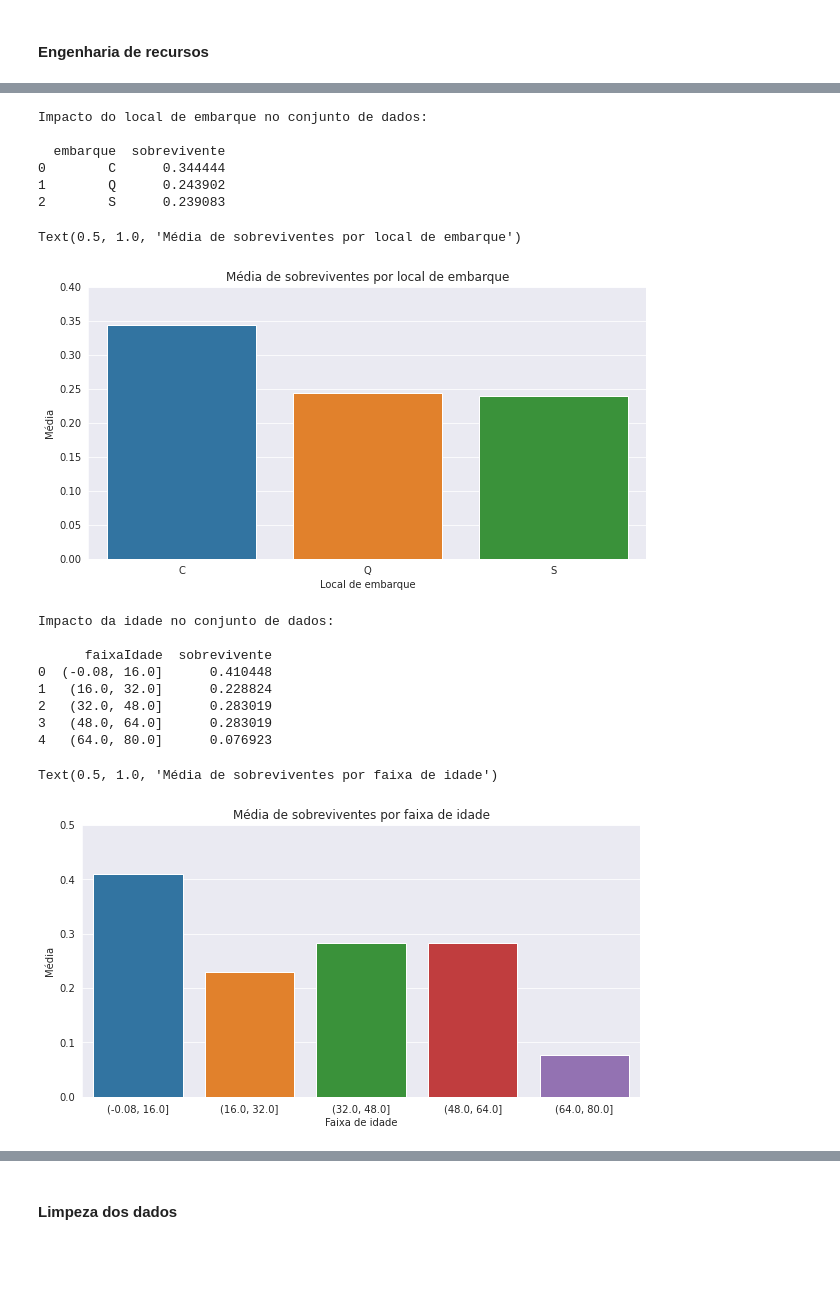
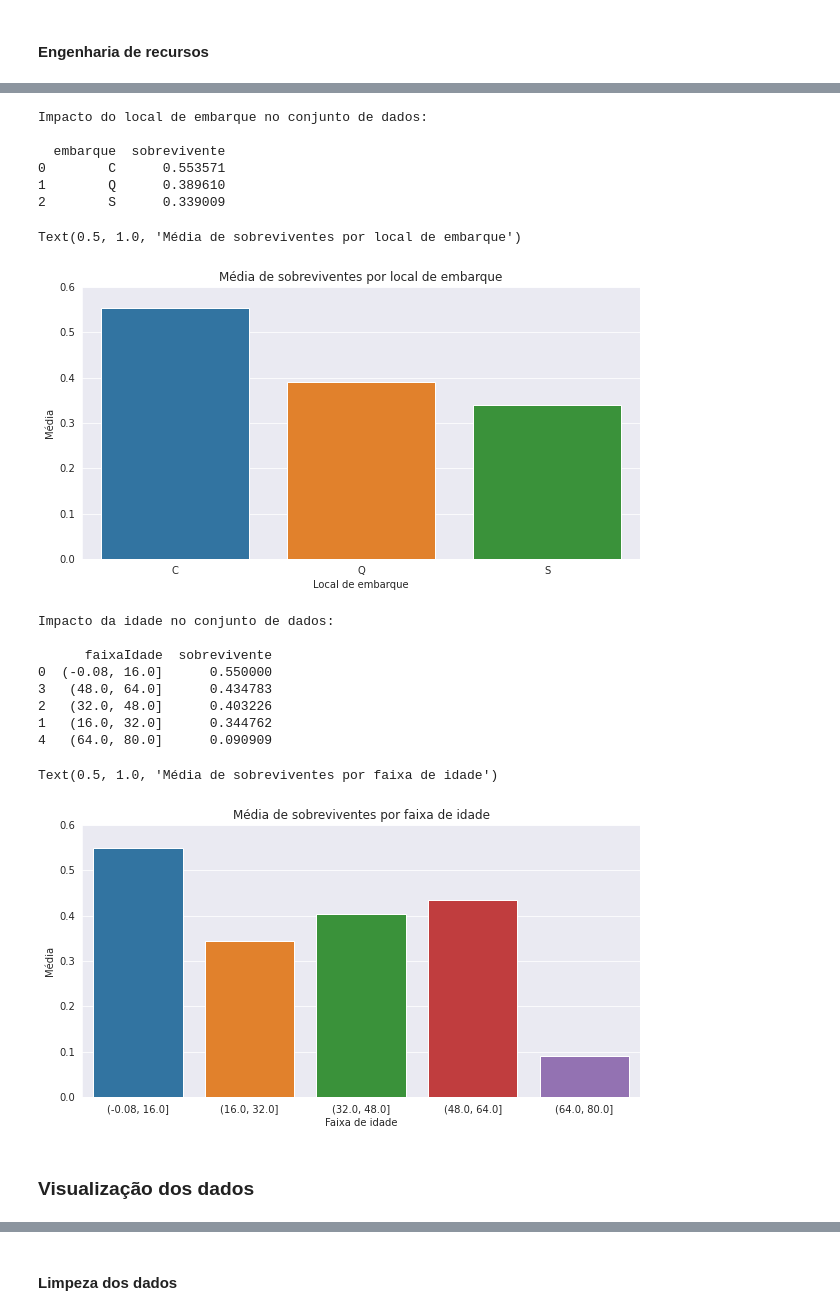
Before and after one commit to LilianeAquino/desafio-kaggle-titanic, a Jupyter notebook: desafio-kaggle-titanic.ipynb, the cells around one changed output, grey strips where cells are left out. Cells and saved outputs as stored; diff of their text form; code cells hidden in the pictures; blank space fills up the shorter version.

Commit message:
visualização dos dados

```diff
--- a/desafio-kaggle-titanic.ipynb
+++ b/desafio-kaggle-titanic.ipynb
@@ -201,7 +203,9 @@ for c in cols:
 cols = ['sobrevivente', 'embarque']
 
 for c in cols:
-    df[c] = df[c].fillna(df[c].mode()[0])
+    train[c] = train[c].fillna(train[c].mode()[0])
+
+test['embarque'] = test['embarque'].fillna(test['embarque'].mode()[0])
 # %% [markdown]
 #### Valores duplicados
 # %%
@@ -212,8 +218,11 @@ Valores duplicados: 0.0
 #### Conversão de valores
 # %%
 cols = ['idade', 'sobrevivente']
+
 for c in cols:
-    df[c] = df[c].astype(int)
+    train[c] = train[c].astype(int)
+
+test['idade'] = test['idade'].astype(int)
 # %% [markdown]
 #### Engenharia de recursos
 # %%
@@ -262,6 +272,10 @@ Text(0.5, 1.0, 'Média de sobreviventes por sexo')
 # %%
-df['tamanhoFamilia'] = df['paisEfilhos'] + df['irmaosEconjunges'] + 1
-tamanhoFamilia = df[['tamanhoFamilia', 'sobrevivente']].groupby(['tamanhoFamilia'], as_index=False).mean()
+train['tamanhoFamilia'] = train['paisEfilhos'] + train['irmaosEconjunges'] + 1
+test['tamanhoFamilia'] = test['paisEfilhos'] + test['irmaosEconjunges'] + 1
+
+tamanhoFamilia = train[['tamanhoFamilia', 'sobrevivente']].groupby(['tamanhoFamilia'],
+                                                                as_index=False).mean().sort_values(by='sobrevivente',
+                                                                                                   ascending=False)
 print('Impacto do tamanho da família no conjunto de dados:\n')
 print(tamanhoFamilia)
 # %% [output]
@@ -291,47 +305,53 @@ Text(0.5, 1.0, 'Média de sobreviventes por tamanho da família')
 # %%
-embarque = df[['embarque', 'sobrevivente']].groupby(['embarque'], as_index=False).mean()
+embarque = train[['embarque', 'sobrevivente']].groupby(['embarque'], as_index=False).mean().sort_values(by='sobrevivente',
+                                                                                                     ascending=False)
 print('Impacto do local de embarque no conjunto de dados:\n')
 print(embarque)
 # %% [output]
 Impacto do local de embarque no conjunto de dados:
 
   embarque  sobrevivente
-0        C      0.344444
-1        Q      0.243902
-2        S      0.239083
+0        C      0.553571
+1        Q      0.389610
+2        S      0.339009
 # %%
 f, ax= plt.subplots(figsize=(10, 5))
 sns.barplot(x=embarque['embarque'], y=embarque['sobrevivente'])
 
-plt.ylim(0, 0.40)
+plt.ylim(0, 0.60)
 plt.xlabel('Local de embarque')
 plt.ylabel('Média')
 plt.title('Média de sobreviventes por local de embarque')
 # %% [output]
 Text(0.5, 1.0, 'Média de sobreviventes por local de embarque')
-[figure, old version]
+[figure, new version]
 # %%
-df['faixaIdade'] = pd.cut(df['idade'], 5)
-faixaIdade = df[['faixaIdade', 'sobrevivente']].groupby(['faixaIdade'], as_index=False).mean()
+train['faixaIdade'] = pd.cut(train['idade'], 5)
+test['faixaIdade'] =  pd.cut(test['idade'], 5)
+
+faixaIdade = train[['faixaIdade', 'sobrevivente']].groupby(['faixaIdade'], as_index=False).mean().sort_values(by='sobrevivente',
+                                                                                                           ascending=False)
 print('Impacto da idade no conjunto de dados:\n')
 print(faixaIdade)
 # %% [output]
 Impacto da idade no conjunto de dados:
 
       faixaIdade  sobrevivente
-0  (-0.08, 16.0]      0.410448
-1   (16.0, 32.0]      0.228824
-2   (32.0, 48.0]      0.283019
-3   (48.0, 64.0]      0.283019
-4   (64.0, 80.0]      0.076923
+0  (-0.08, 16.0]      0.550000
+3   (48.0, 64.0]      0.434783
+2   (32.0, 48.0]      0.403226
+1   (16.0, 32.0]      0.344762
+4   (64.0, 80.0]      0.090909
 # %%
 f, ax= plt.subplots(figsize=(10, 5))
 sns.barplot(x=faixaIdade['faixaIdade'], y=faixaIdade['sobrevivente'])
 
-plt.ylim(0, 0.50)
+plt.ylim(0, 0.60)
 plt.xlabel('Faixa de idade')
 plt.ylabel('Média')
 plt.title('Média de sobreviventes por faixa de idade')
 # %% [output]
 Text(0.5, 1.0, 'Média de sobreviventes por faixa de idade')
-[figure, old version]
+[figure, new version]
+# %% [markdown]
+### Visualização dos dados
```
Also changed, not shown: parts of 38 cells of this notebook.
